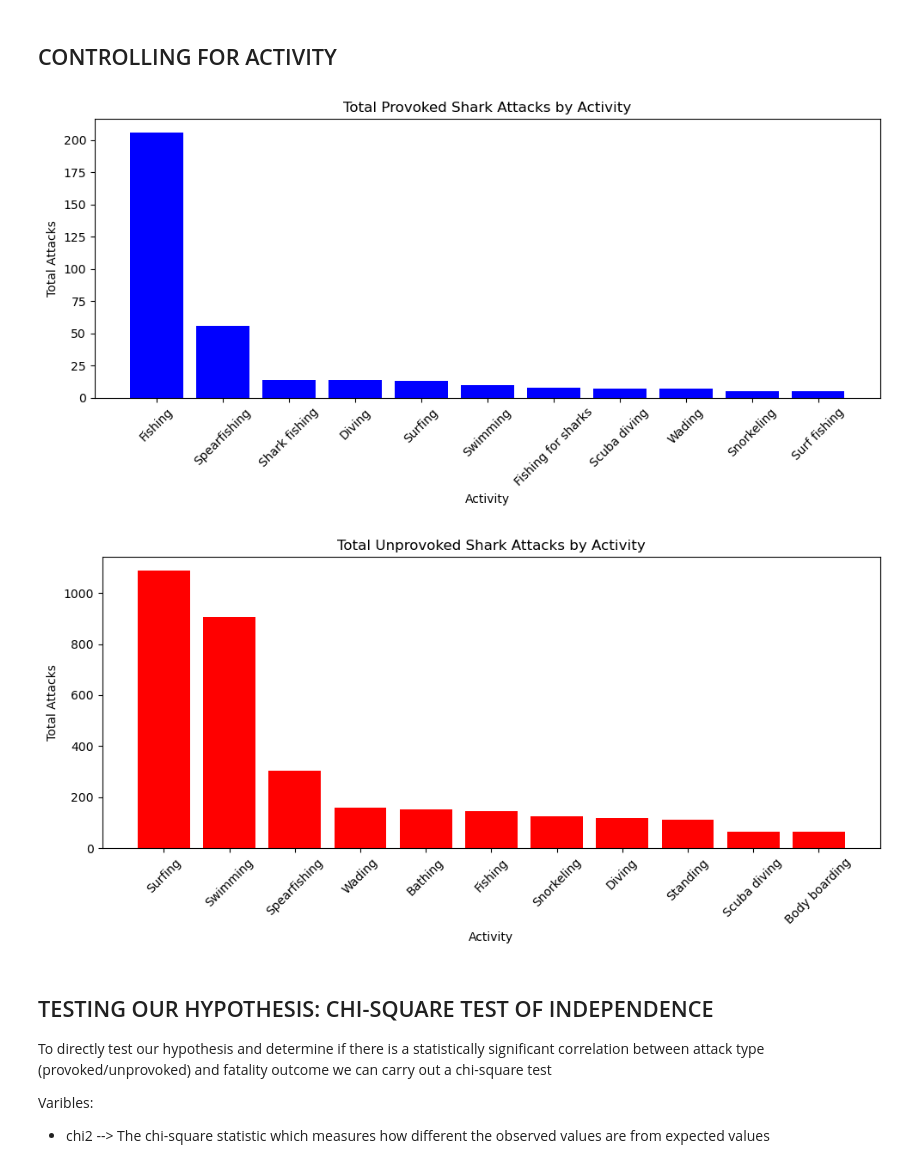
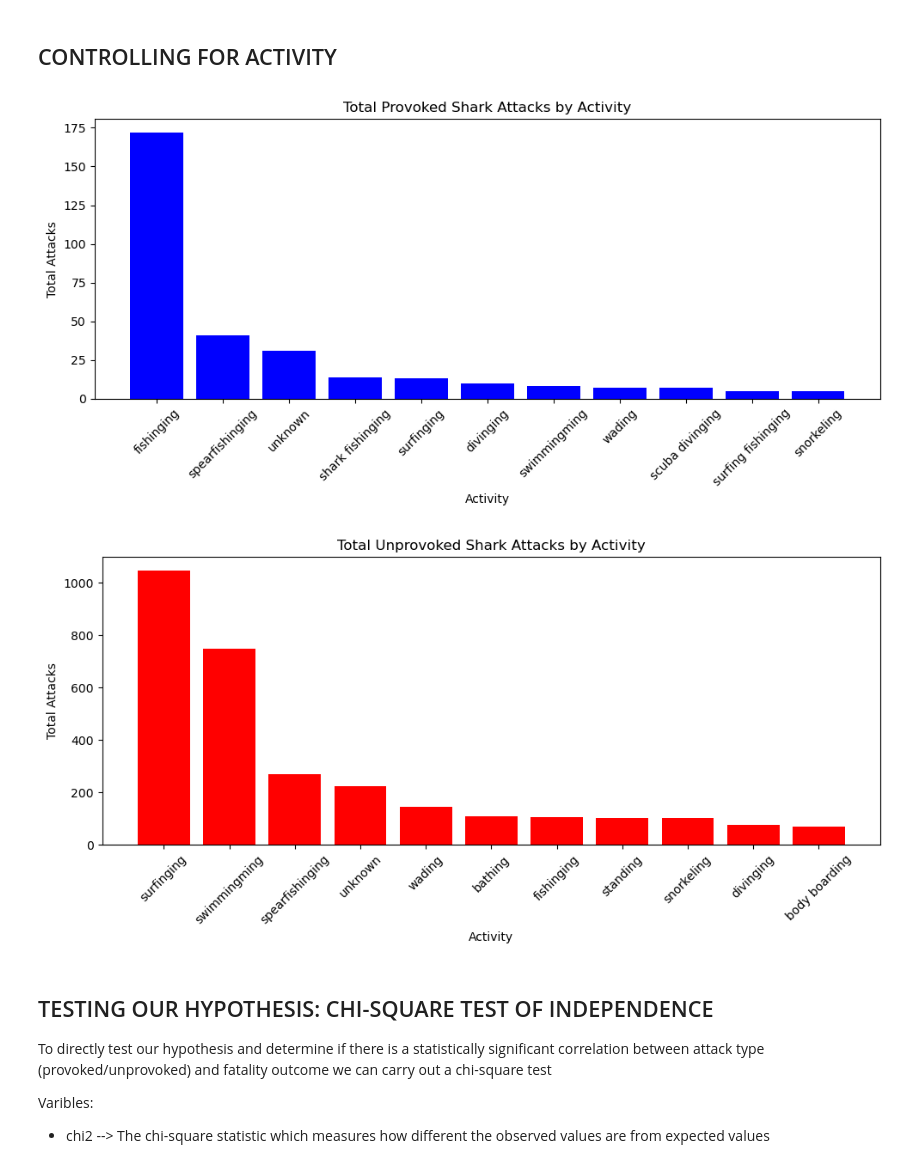
Before and after one commit to rado911/SHARK_ATTACKS, a Jupyter notebook: Mini_Project_1.ipynb, the cells around one changed output. Drawn from its saved outputs; the diff is of its cells as text; code cells hidden in the pictures.

```diff
--- a/Mini_Project_1.ipynb
+++ b/Mini_Project_1.ipynb
@@ -31,7 +31,7 @@ sharkattacks_data.columns = sharkattacks_data.columns.str.strip().str.lower().st
 
 columns_to_drop = ["date", "time", "name", "source", "pdf", "href formula", "href", "case number", "case number.1", "unoriginal order", "unnamed: 21", "unnamed: 22"]
 
-sharkattacks_data = sharkattacks_data.drop(sharkattacks_data.columns[[0, 12, 14, 15, 16, 17, 18, 19, 20, 21, 22]], axis=1)
+sharkattacks_data = sharkattacks_data.drop(sharkattacks_data.columns[[0, 9, 12, 14, 15, 16, 17, 18, 19, 20, 21, 22]], axis=1)
 # %%
 #standardising categorical data by turning every country into lowercase
 
@@ -157,7 +154,6 @@ memory usage: 588.0+ KB
 #fixing data type
 
 sharkattacks_data["year"] = sharkattacks_data["year"].astype("Int64")
-sharkattacks_data["age"] = pd.to_numeric(sharkattacks_data["age"], errors="coerce")
 # %%
 sharkattacks_data.isna().sum()
 # %% [output]
@@ -539,41 +524,39 @@ plt.show()
 # %% [markdown]
 ## CONTROLLING FOR ACTIVITY
 # %%
-import pandas as pd
-url = ("https://www.sharkattackfile.net/spreadsheets/GSAF5.xls")
-sharkattacks_data = pd.read_excel(url)
+
 #NOW LET'S SEE THE NUMBER OF PROVOKED SHARK ATTACKS BY ACTIVITY, COUNTING THE NUMBER OF ATTACKS FOR EACH ACTIVITY AND THEN PLOTTING THE TOP 10 ACTIVITIES WITH THE MOST PROVOKED SHARK ATTACKS
-provoked_df = sharkattacks_data[sharkattacks_data["Type"].astype(str).str.strip().str.lower() == "provoked"]
+provoked_df = sharkattacks_data[sharkattacks_data["type"].astype(str).str.strip().str.lower() == "provoked"]
 
 activity_totals = (
-    provoked_df.groupby("Activity")
+    provoked_df.groupby("activity")
       .size()
       .reset_index(name="Total")
       .sort_values("Total", ascending=False)
       .reset_index(drop=True)
       .head(11)
 )
 
-activity_totals["Activity"] = activity_totals["Activity"].replace("Unknown", "unknown")
+activity_totals["activity"] = activity_totals["activity"].replace("Unknown", "unknown")
 
 import matplotlib.pyplot as plt
 
 plt.figure(figsize=(10, 5))
-plt.bar(activity_totals["Activity"], activity_totals["Total"], color="blue")
+plt.bar(activity_totals["activity"], activity_totals["Total"], color="blue")
 plt.title("Total Provoked Shark Attacks by Activity")
 plt.xlabel("Activity")
 plt.ylabel("Total Attacks")
 plt.xticks(rotation=45)
 plt.tight_layout()
 plt.show()
 # %% [output]
-[figure, old version]
+[figure, new version]
 # %%
 #NOW LET'S SEE THE NUMBER OF UNPROVOKED SHARK ATTACKS BY ACTIVITY, COUNTING THE NUMBER OF ATTACKS FOR EACH ACTIVITY AND THEN PLOTTING THE TOP 10 ACTIVITIES WITH THE MOST UNPROVOKED SHARK ATTACKS
 
 unprovoked_totals = (
-    sharkattacks_data[sharkattacks_data["Type"].astype(str).str.strip().str.lower() == "unprovoked"]
-      .groupby("Activity")
+    sharkattacks_data[sharkattacks_data["type"].astype(str).str.strip().str.lower() == "unprovoked"]
+      .groupby("activity")
       .size()
       .reset_index(name="Total")
       .sort_values("Total", ascending=False)
@@ -581,11 +564,11 @@ unprovoked_totals = (
       .head(11)
 )
 
-unprovoked_totals["Activity"] = unprovoked_totals["Activity"].replace("Unknown", "unknown")
+unprovoked_totals["activity"] = unprovoked_totals["activity"].replace("Unknown", "unknown")
 
 
 plt.figure(figsize=(10, 5))
-plt.bar(unprovoked_totals["Activity"], unprovoked_totals["Total"], color="red")
+plt.bar(unprovoked_totals["activity"], unprovoked_totals["Total"], color="red")
 plt.title("Total Unprovoked Shark Attacks by Activity")
 plt.xlabel("Activity")
 plt.ylabel("Total Attacks")
@@ -593,7 +576,7 @@ plt.xticks(rotation=45)
 plt.tight_layout()
 plt.show()
 # %% [output]
-[figure, old version]
+[figure, new version]
 # %% [markdown]
 ## TESTING OUR HYPOTHESIS: CHI-SQUARE TEST OF INDEPENDENCE
 
```
Also changed, not shown: parts of 19 cells of this notebook.
